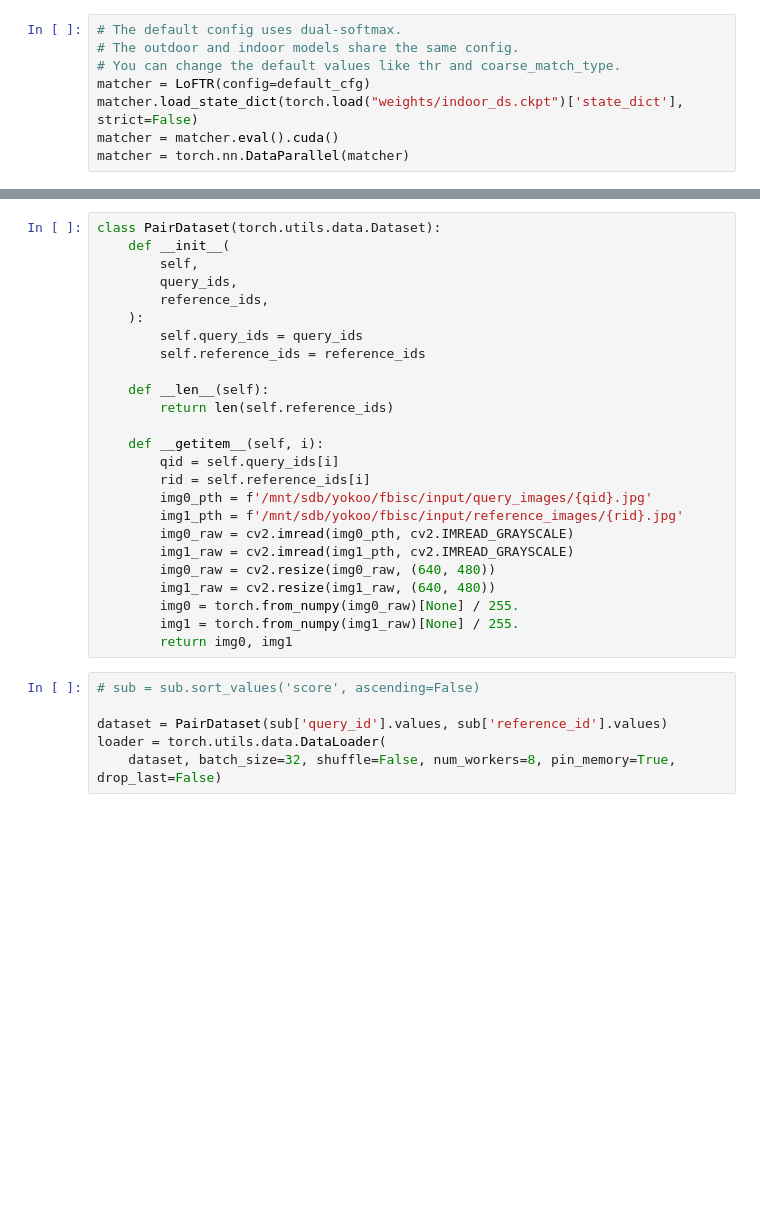
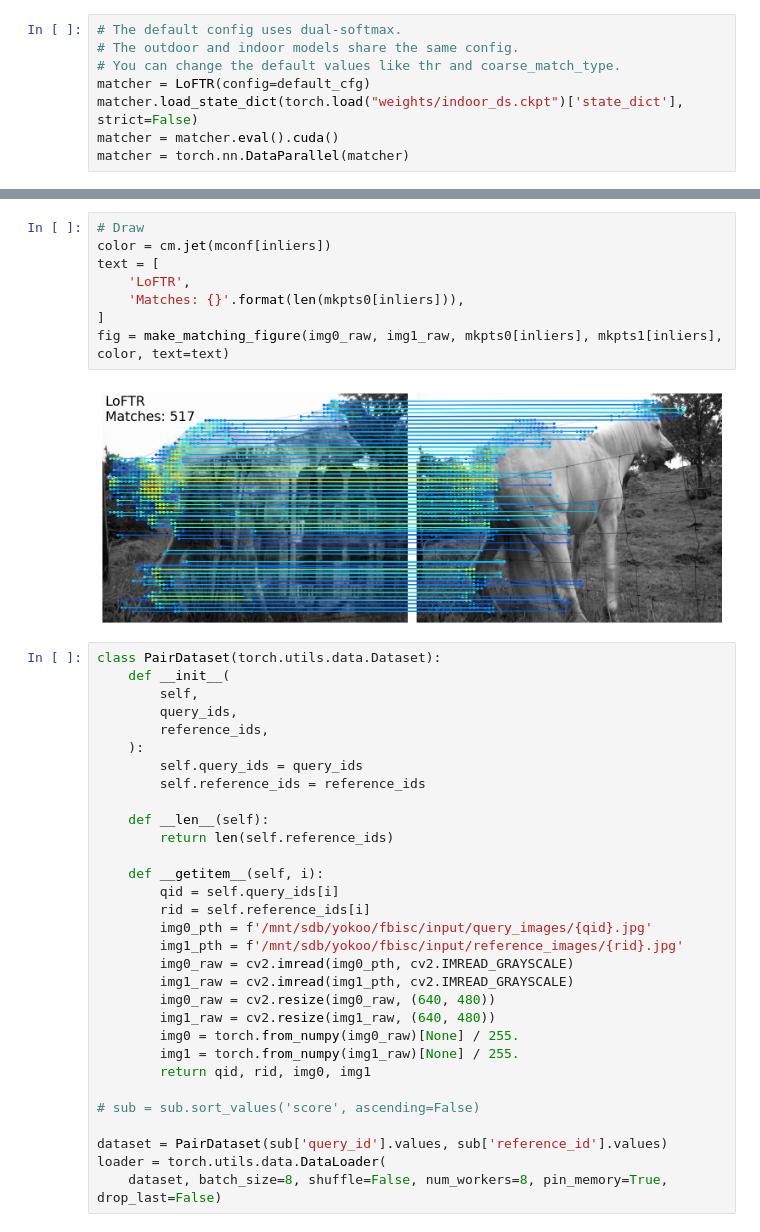
Before and after one commit to lyakaap/ISC21-Descriptor-Track-1st, a Jupyter notebook: notebooks/loftr.ipynb, the cells around one changed output, grey strips where cells are left out. Saved outputs shown, nothing was run; the diff lists cells and outputs as text; blank space fills up the shorter version.

```diff
--- a/notebooks/loftr.ipynb
+++ b/notebooks/loftr.ipynb
@@ -82,3 +83,13 @@ NameError: name 'mconf' is not defined
+# %%
+# Draw
+color = cm.jet(mconf[inliers])
+text = [
+    'LoFTR',
+    'Matches: {}'.format(len(mkpts0[inliers])),
+]
+fig = make_matching_figure(img0_raw, img1_raw, mkpts0[inliers], mkpts1[inliers], color, text=text)
+# %% [output]
+[figure, added]
 # %%
 class PairDataset(torch.utils.data.Dataset):
     def __init__(
@@ -103,13 +114,13 @@ class PairDataset(torch.utils.data.Dataset):
         img1_raw = cv2.resize(img1_raw, (640, 480))
         img0 = torch.from_numpy(img0_raw)[None] / 255.
         img1 = torch.from_numpy(img1_raw)[None] / 255.
-        return img0, img1
+        return qid, rid, img0, img1
+
+# sub = sub.sort_values('score', ascending=False)
+
+dataset = PairDataset(sub['query_id'].values, sub['reference_id'].values)
+loader = torch.utils.data.DataLoader(
+    dataset, batch_size=8, shuffle=False, num_workers=8, pin_memory=True, drop_last=False)
-# %%
-# sub = sub.sort_values('score', ascending=False)
-
-dataset = PairDataset(sub['query_id'].values, sub['reference_id'].values)
-loader = torch.utils.data.DataLoader(
-    dataset, batch_size=32, shuffle=False, num_workers=8, pin_memory=True, drop_last=False)
 # %%
 num_matches = []
 
```
Also changed, not shown: parts of 10 cells of this notebook, 2 other files.
